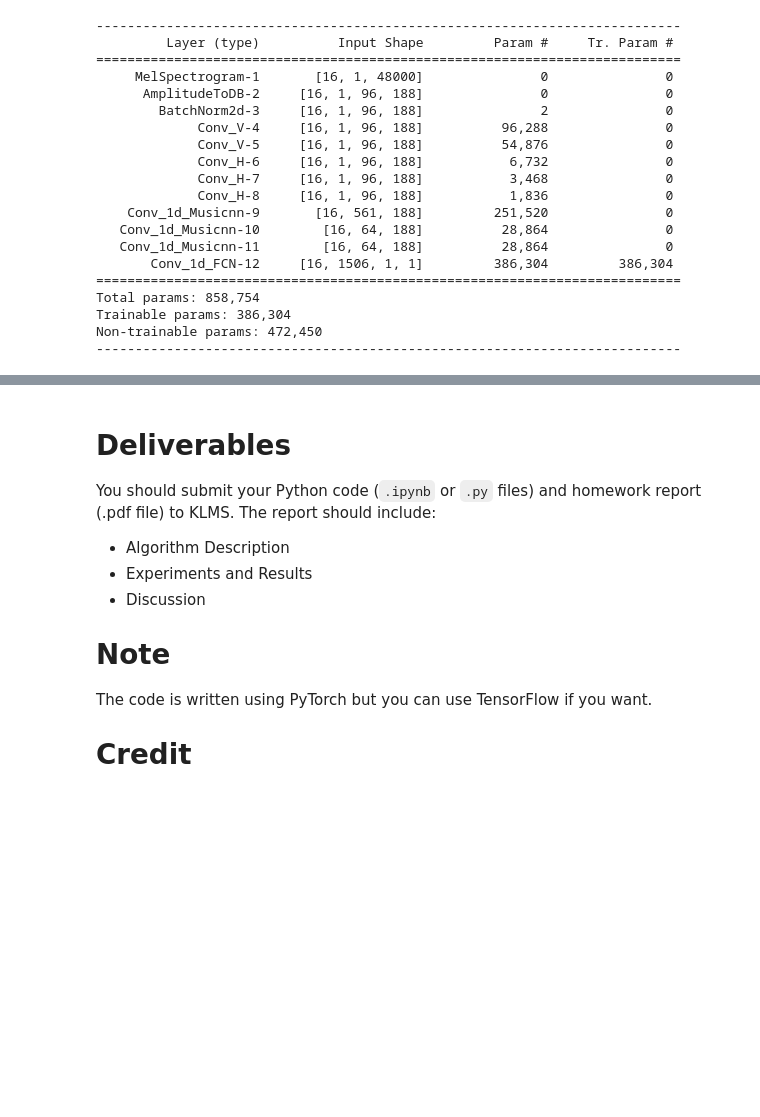
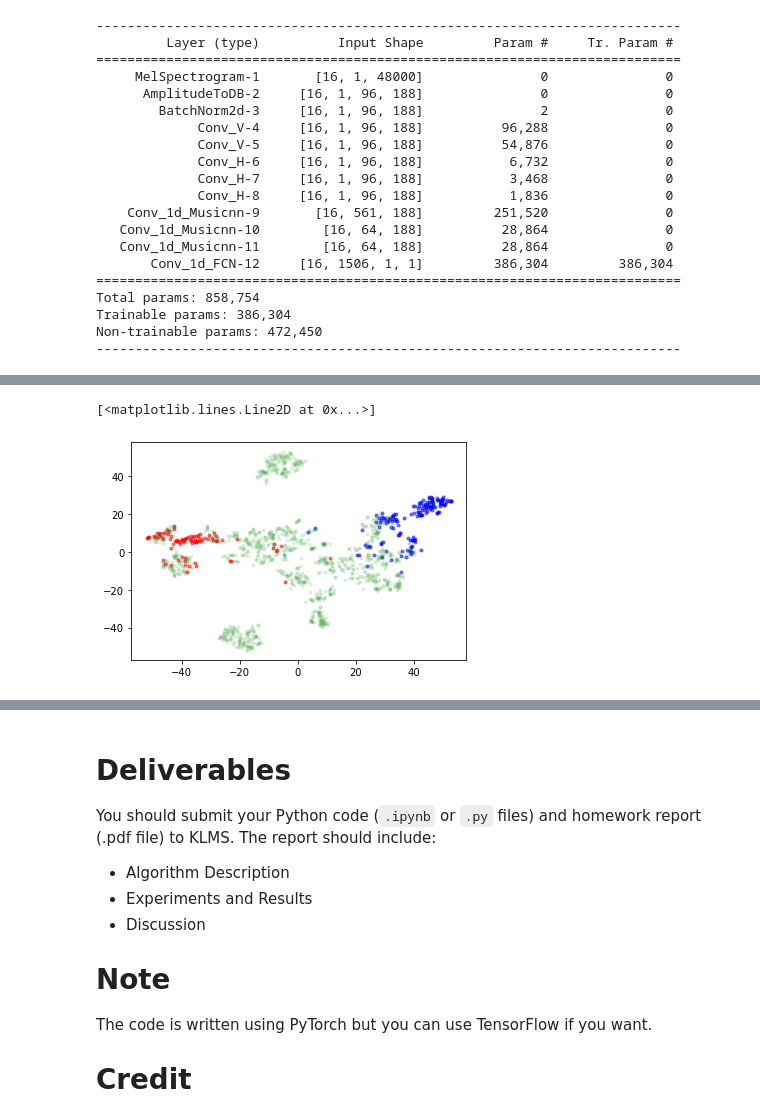
Before and after one commit to jhkang0408/GCT634-Musical-Applications-of-ML, a Jupyter notebook: Assignment2/GCT634_AI613_(Fall_2021)_HW_2_Colab_Notebook.ipynb, the cells around one changed output, grey strips where cells are left out. Cells and saved outputs as stored; diff of their text form; code cells hidden in the pictures; blank space fills up the shorter version.

```diff
--- a/Assignment2/GCT634_AI613_(Fall_2021)_HW_2_Colab_Notebook.ipynb
+++ b/Assignment2/GCT634_AI613_(Fall_2021)_HW_2_Colab_Notebook.ipynb
@@ -1615,0 +1611,14 @@ multilabel_recall
+# %%
+tsne = TSNE(n_components=2)
+tsne_results = tsne.fit_transform(embedding_test[:,0:64])
+
+plt.figure()
+new_coordinates = tsne_results[np.where(np_test[:,2])] # rock
+plt.plot(new_coordinates[:,0], new_coordinates[:,1], 'bo', ms=3, alpha=.5)
+new_coordinates = tsne_results[np.where(np_test[:,4])] # opera
+plt.plot(new_coordinates[:,0], new_coordinates[:,1], 'ro', ms=3, alpha=.5)
+new_coordinates = tsne_results[np.where((np_test[:,2]|np_test[:,4])!=1)]
+plt.plot(new_coordinates[:,0], new_coordinates[:,1], 'go', ms=3, alpha=.1)
+# %% [output]
+[<matplotlib.lines.Line2D at 0x...>]
+[figure, added]
```
Also changed, not shown: parts of 37 cells of this notebook, 1 other file.
